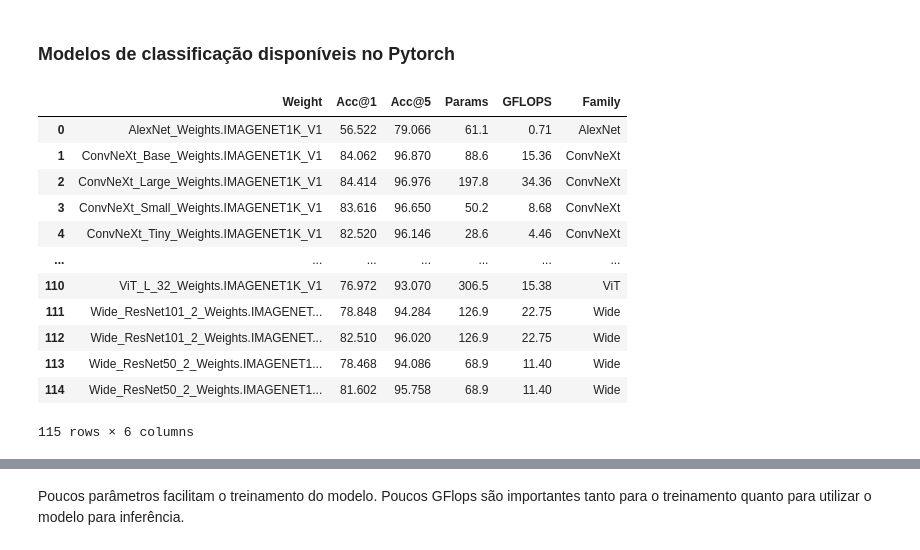
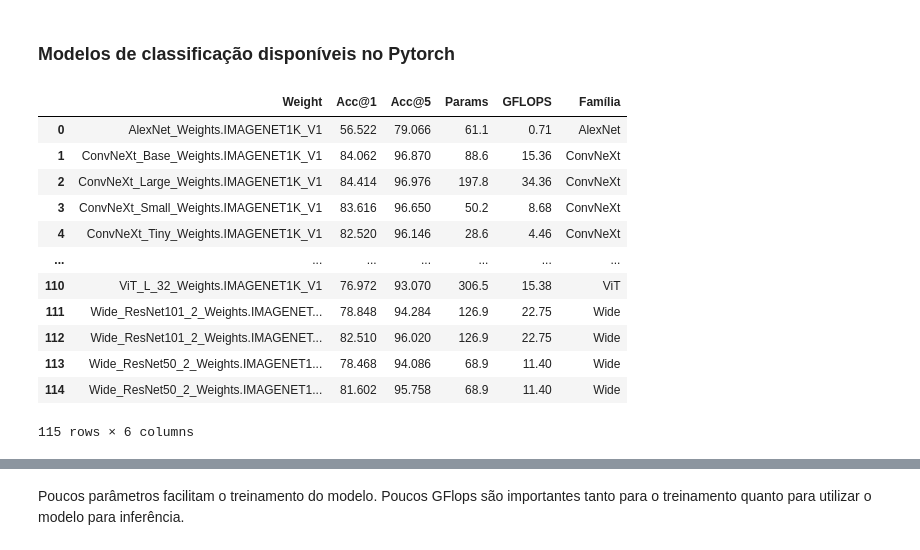
Before and after one commit to chcomin/curso-visao-computacional-2024, a Jupyter notebook: M12_topicos_extra/1 - Modelos Pytorch.ipynb, the cells around one changed output, grey strips where cells are left out. Cells and saved outputs as stored; diff of their text form; code cells hidden in the pictures.

```diff
--- a/M12_topicos_extra/1 - Modelos Pytorch.ipynb
+++ b/M12_topicos_extra/1 - Modelos Pytorch.ipynb
@@ -9,20 +9,20 @@ Para visualizar os gráficos abra o notebook usando este botão:
 # %%
 import re
 import pandas as pd
 import plotly.express as px
 import plotly.io as pio
 
 pio.renderers.default = "notebook_connected"
 
 df = pd.read_csv('models.csv', skipinitialspace=True)
 df['Params'] = df['Params'].str.replace('M', '').astype(float)
 family = []
 for name in df['Weight']:
     family.append(re.split(r'\d|_', name)[0])
-df['Family'] = family
+df['Família'] = family
 df
 # %% [output]
-|  | Weight | Acc@1 | Acc@5 | Params | GFLOPS | Family |
+|  | Weight | Acc@1 | Acc@5 | Params | GFLOPS | Família |
 | 0 | AlexNet_Weights.IMAGENET1K_V1 | 56.522 | 79.066 | 61.1 | 0.71 | AlexNet |
 | 1 | ConvNeXt_Base_Weights.IMAGENET1K_V1 | 84.062 | 96.870 | 88.6 | 15.36 | ConvNeXt |
 | 2 | ConvNeXt_Large_Weights.IMAGENET1K_V1 | 84.414 | 96.976 | 197.8 | 34.36 | ConvNeXt |
```
Also changed, not shown: parts of 4 cells of this notebook.
